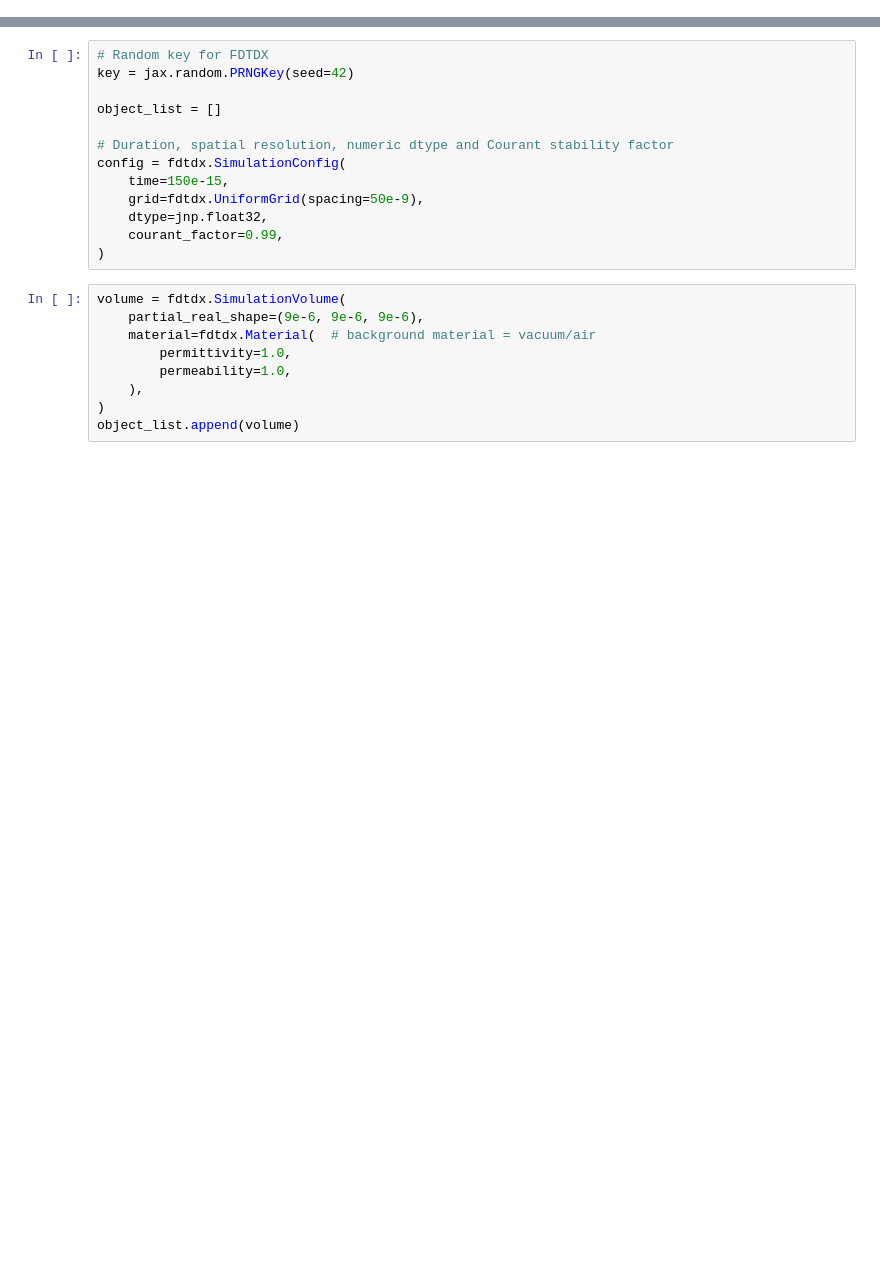
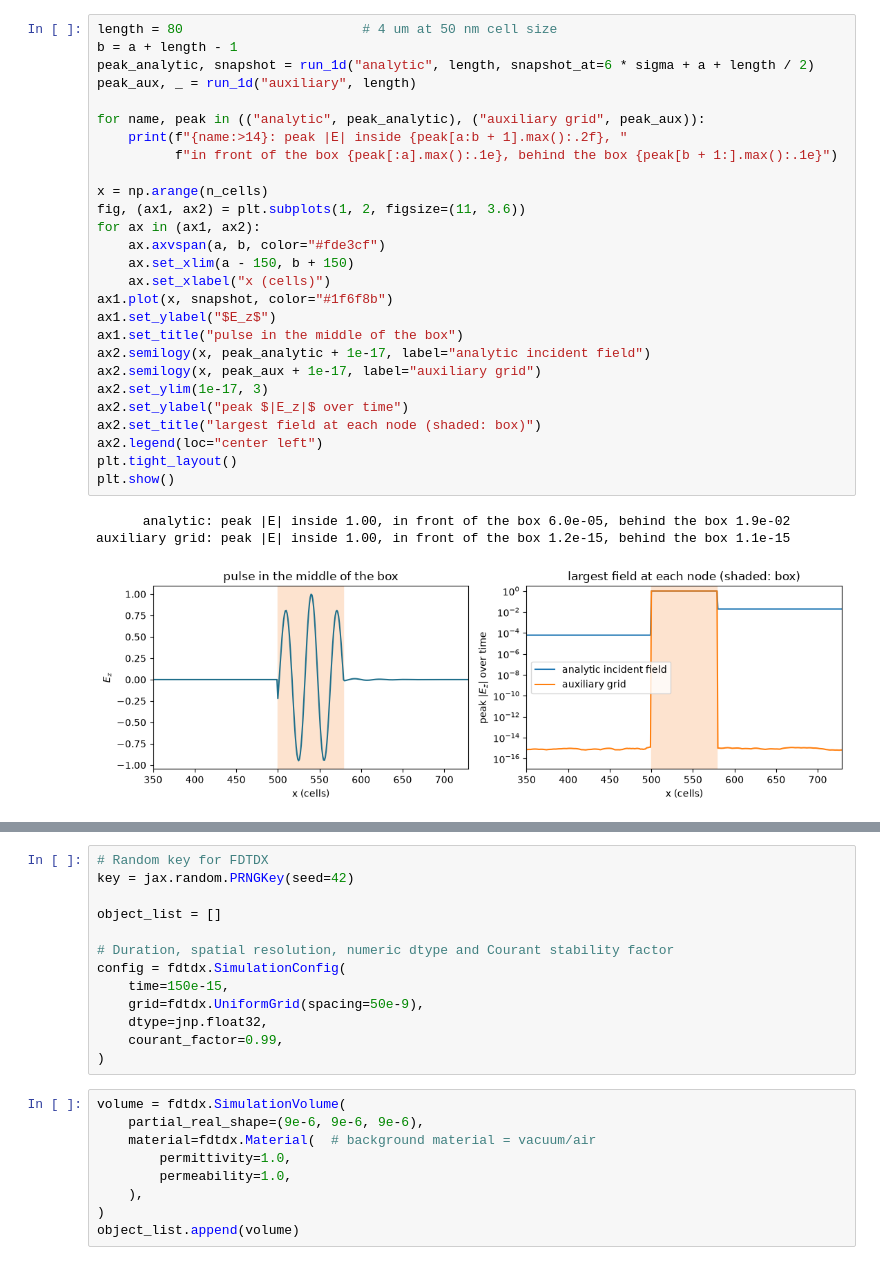
Before and after one commit to renaissancenerd/fdtdx-notebooks, a Jupyter notebook: physics/03_tfsf.ipynb, the cells around one changed output, grey strips where cells are left out. Drawn from its saved outputs; the diff is of its cells as text; blank space fills up the shorter version.

```diff
--- a/physics/03_tfsf.ipynb
+++ b/physics/03_tfsf.ipynb
@@ -90,0 +100,31 @@ import fdtdx
+# %%
+length = 80                       # 4 um at 50 nm cell size
+b = a + length - 1
+peak_analytic, snapshot = run_1d("analytic", length, snapshot_at=6 * sigma + a + length / 2)
+peak_aux, _ = run_1d("auxiliary", length)
+
+for name, peak in (("analytic", peak_analytic), ("auxiliary grid", peak_aux)):
+    print(f"{name:>14}: peak |E| inside {peak[a:b + 1].max():.2f}, "
+          f"in front of the box {peak[:a].max():.1e}, behind the box {peak[b + 1:].max():.1e}")
+
+x = np.arange(n_cells)
+fig, (ax1, ax2) = plt.subplots(1, 2, figsize=(11, 3.6))
+for ax in (ax1, ax2):
+    ax.axvspan(a, b, color="#fde3cf")
+    ax.set_xlim(a - 150, b + 150)
+    ax.set_xlabel("x (cells)")
+ax1.plot(x, snapshot, color="#1f6f8b")
+ax1.set_ylabel("$E_z$")
+ax1.set_title("pulse in the middle of the box")
+ax2.semilogy(x, peak_analytic + 1e-17, label="analytic incident field")
+ax2.semilogy(x, peak_aux + 1e-17, label="auxiliary grid")
+ax2.set_ylim(1e-17, 3)
+ax2.set_ylabel("peak $|E_z|$ over time")
+ax2.set_title("largest field at each node (shaded: box)")
+ax2.legend(loc="center left")
+plt.tight_layout()
+plt.show()
+# %% [output]
+      analytic: peak |E| inside 1.00, in front of the box 6.0e-05, behind the box 1.9e-02
+auxiliary grid: peak |E| inside 1.00, in front of the box 1.2e-15, behind the box 1.1e-15
+[figure, added]
```
Also changed, not shown: parts of 28 cells of this notebook.
